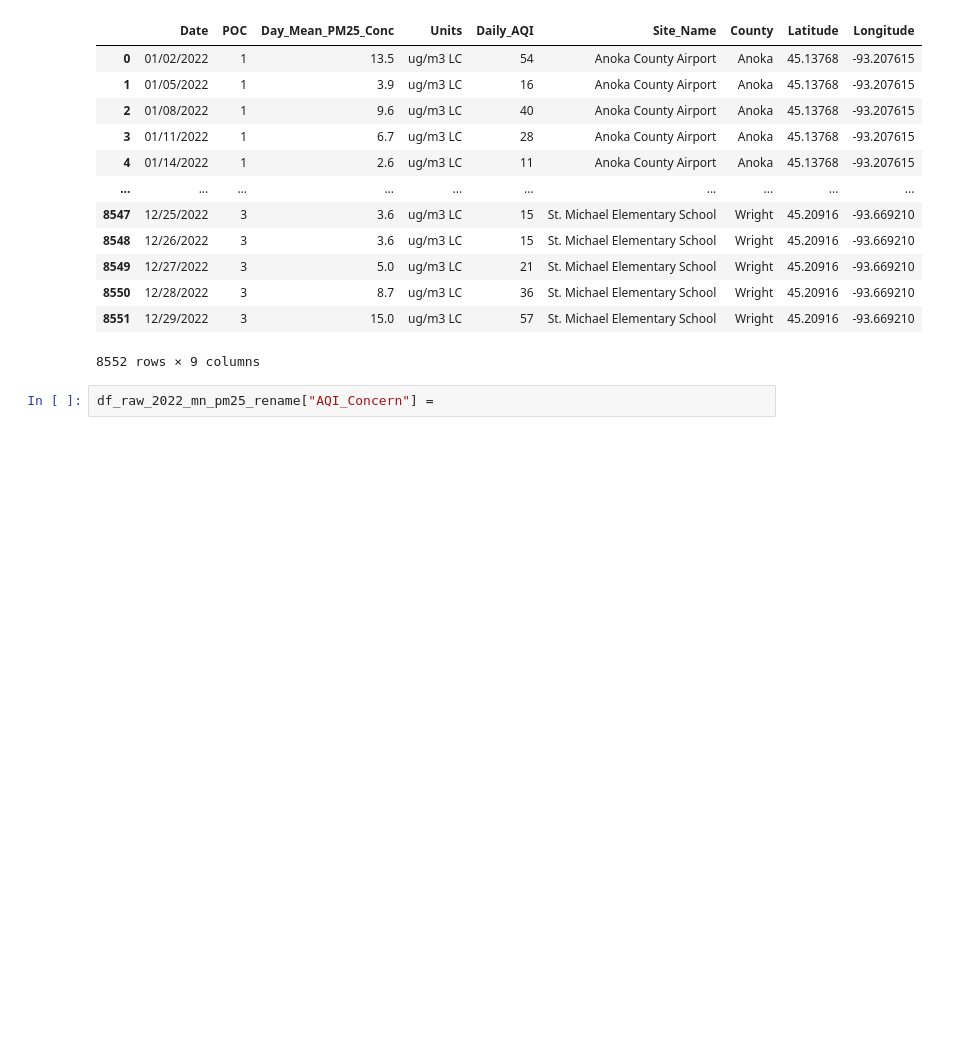
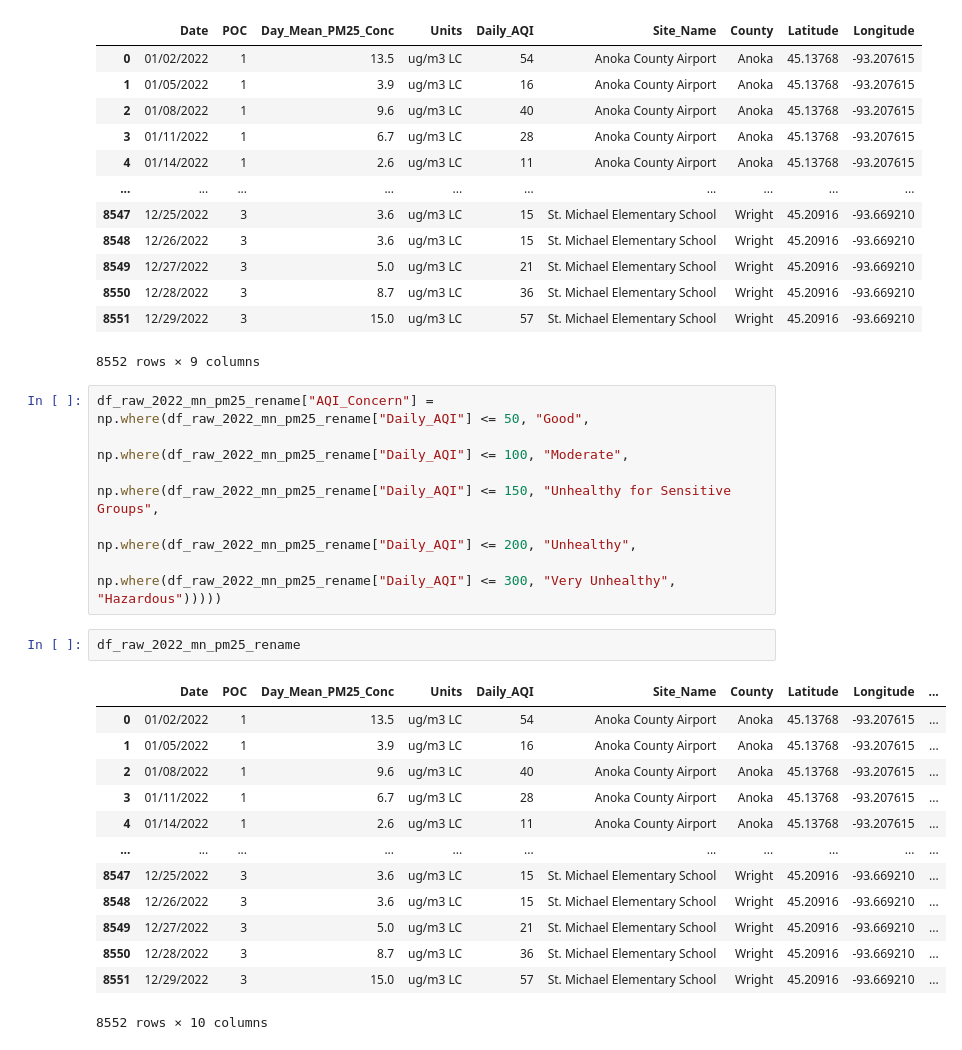
Before and after one commit to SamEspe/Air_Quality_Analysis, a Jupyter notebook: Air_Quality_Analysis.ipynb, the cells around one changed output. Drawn from its saved outputs; the diff is of its cells as text; blank space fills up the shorter version.

Commit message:
Added AQI Level of Concern to dataframe

```diff
--- a/Air_Quality_Analysis.ipynb
+++ b/Air_Quality_Analysis.ipynb
@@ -125,4 +127,24 @@ df_raw_2022_mn_pm25_rename
 | 8551 | 12/29/2022 | 3 | 15.0 | ug/m3 LC | 57 | St. Michael Elementary School | Wright | 45.20916 | -93.669210 |
 8552 rows × 9 columns
 # %%
-df_raw_2022_mn_pm25_rename["AQI_Concern"] =
+df_raw_2022_mn_pm25_rename["AQI_Concern"] = np.where(df_raw_2022_mn_pm25_rename["Daily_AQI"] <= 50, "Good",
+                                                     np.where(df_raw_2022_mn_pm25_rename["Daily_AQI"] <= 100, "Moderate",
+                                                              np.where(df_raw_2022_mn_pm25_rename["Daily_AQI"] <= 150, "Unhealthy for Sensitive Groups",
+                                                                       np.where(df_raw_2022_mn_pm25_rename["Daily_AQI"] <= 200, "Unhealthy",
+                                                                                np.where(df_raw_2022_mn_pm25_rename["Daily_AQI"] <= 300, "Very Unhealthy", "Hazardous")))))
+# %%
+df_raw_2022_mn_pm25_rename
+# %% [output]
+|  | Date | POC | Day_Mean_PM25_Conc | Units | Daily_AQI | Site_Name | County | Latitude | Longitude | ... |
+| 0 | 01/02/2022 | 1 | 13.5 | ug/m3 LC | 54 | Anoka County Airport | Anoka | 45.13768 | -93.207615 | ... |
+| 1 | 01/05/2022 | 1 | 3.9 | ug/m3 LC | 16 | Anoka County Airport | Anoka | 45.13768 | -93.207615 | ... |
+| 2 | 01/08/2022 | 1 | 9.6 | ug/m3 LC | 40 | Anoka County Airport | Anoka | 45.13768 | -93.207615 | ... |
+| 3 | 01/11/2022 | 1 | 6.7 | ug/m3 LC | 28 | Anoka County Airport | Anoka | 45.13768 | -93.207615 | ... |
+| 4 | 01/14/2022 | 1 | 2.6 | ug/m3 LC | 11 | Anoka County Airport | Anoka | 45.13768 | -93.207615 | ... |
+| ... | ... | ... | ... | ... | ... | ... | ... | ... | ... | ... |
+| 8547 | 12/25/2022 | 3 | 3.6 | ug/m3 LC | 15 | St. Michael Elementary School | Wright | 45.20916 | -93.669210 | ... |
+| 8548 | 12/26/2022 | 3 | 3.6 | ug/m3 LC | 15 | St. Michael Elementary School | Wright | 45.20916 | -93.669210 | ... |
+| 8549 | 12/27/2022 | 3 | 5.0 | ug/m3 LC | 21 | St. Michael Elementary School | Wright | 45.20916 | -93.669210 | ... |
+| 8550 | 12/28/2022 | 3 | 8.7 | ug/m3 LC | 36 | St. Michael Elementary School | Wright | 45.20916 | -93.669210 | ... |
+| 8551 | 12/29/2022 | 3 | 15.0 | ug/m3 LC | 57 | St. Michael Elementary School | Wright | 45.20916 | -93.669210 | ... |
+8552 rows × 10 columns
```
Also changed, not shown: parts of 1 cell of this notebook.
